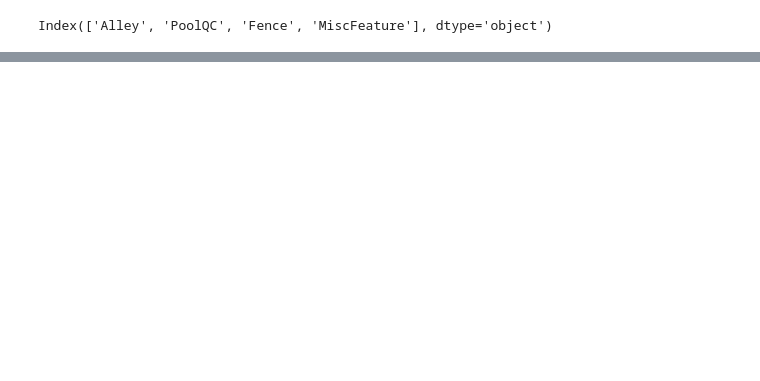
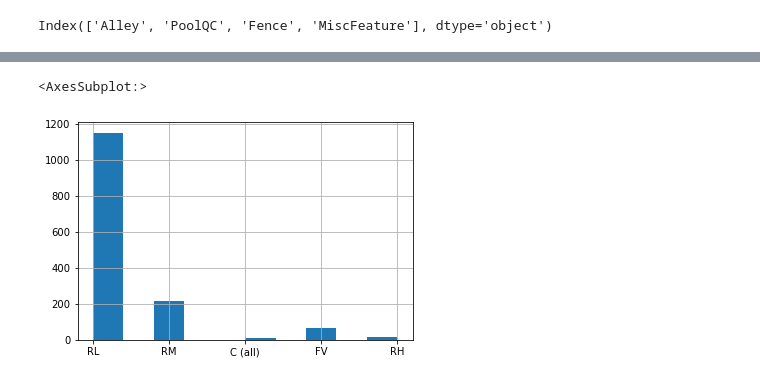
Before and after one commit to tosif91/machine_learning, a Jupyter notebook: basics/EDA_housing.ipynb, the cells around one changed output, grey strips where cells are left out. Cells and saved outputs as stored; diff of their text form; code cells hidden in the pictures; blank space fills up the shorter version.

```diff
--- a/basics/EDA_housing.ipynb
+++ b/basics/EDA_housing.ipynb
@@ -85,0 +138,5 @@ df.describe()
+# %%
+df.mszoning.hist()
+# %% [output]
+<AxesSubplot:>
+[figure, added]
```
Also changed, not shown: parts of 40 cells of this notebook.
